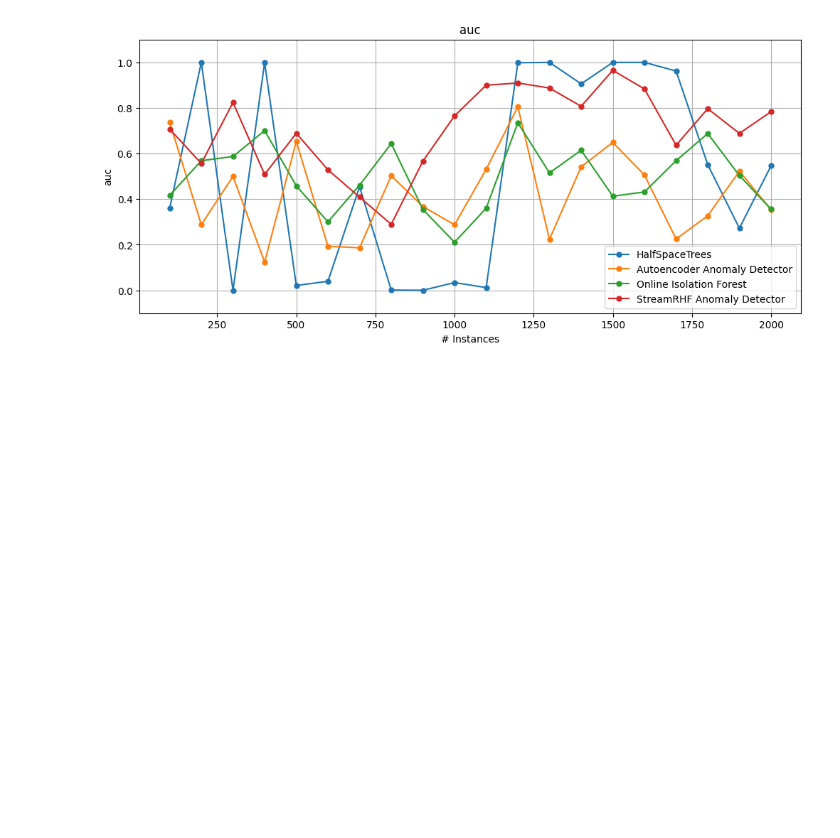
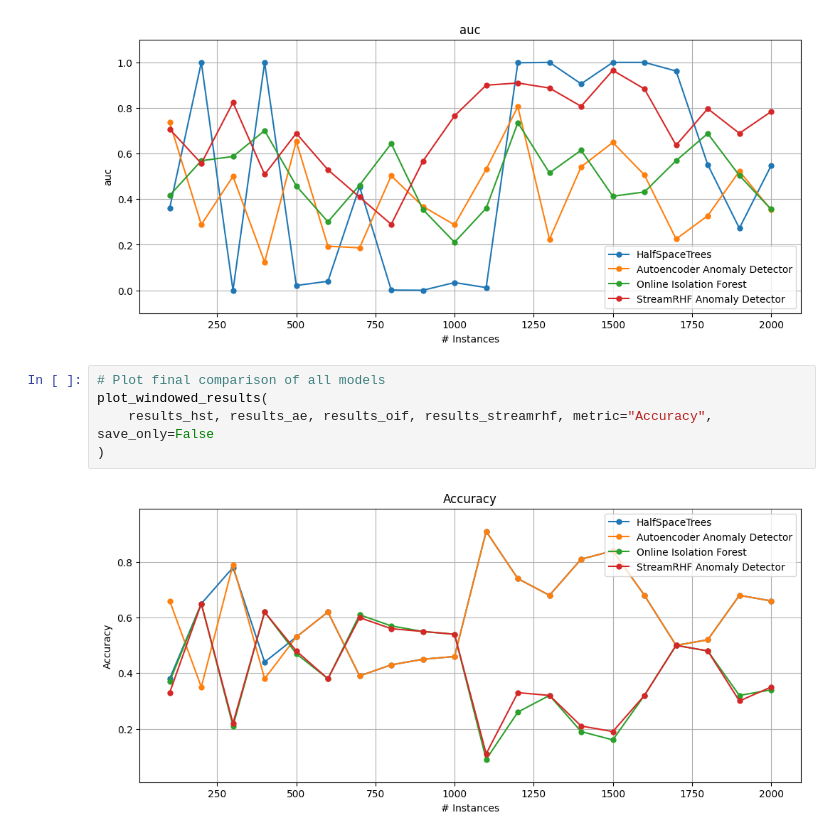
Before and after one commit to AlejandroUN/Stream-Random-Histogram-Forest, a Jupyter notebook: src/capymoa/anomaly/streamrhf/notebook_presentation.ipynb, the cells around one changed output. Drawn from its saved outputs; the diff is of its cells as text; blank space fills up the shorter version.

```diff
--- a/src/capymoa/anomaly/streamrhf/notebook_presentation.ipynb
+++ b/src/capymoa/anomaly/streamrhf/notebook_presentation.ipynb
@@ -326,3 +340,10 @@ StreamRHF AUC: 0.6979312997524918
 | 19 | 2000.0 | 0.783645 | 0.132955 | 0.35 | 0.010353 | 0.688649 | 0.515152 | 0.123091 | 1.000000 | ... |
 [figure]
 [figure]
+# %%
+# Plot final comparison of all models
+plot_windowed_results(
+    results_hst, results_ae, results_oif, results_streamrhf, metric="Accuracy", save_only=False
+)
+# %% [output]
+[figure, added]
```
Also changed, not shown: parts of 7 cells of this notebook.
